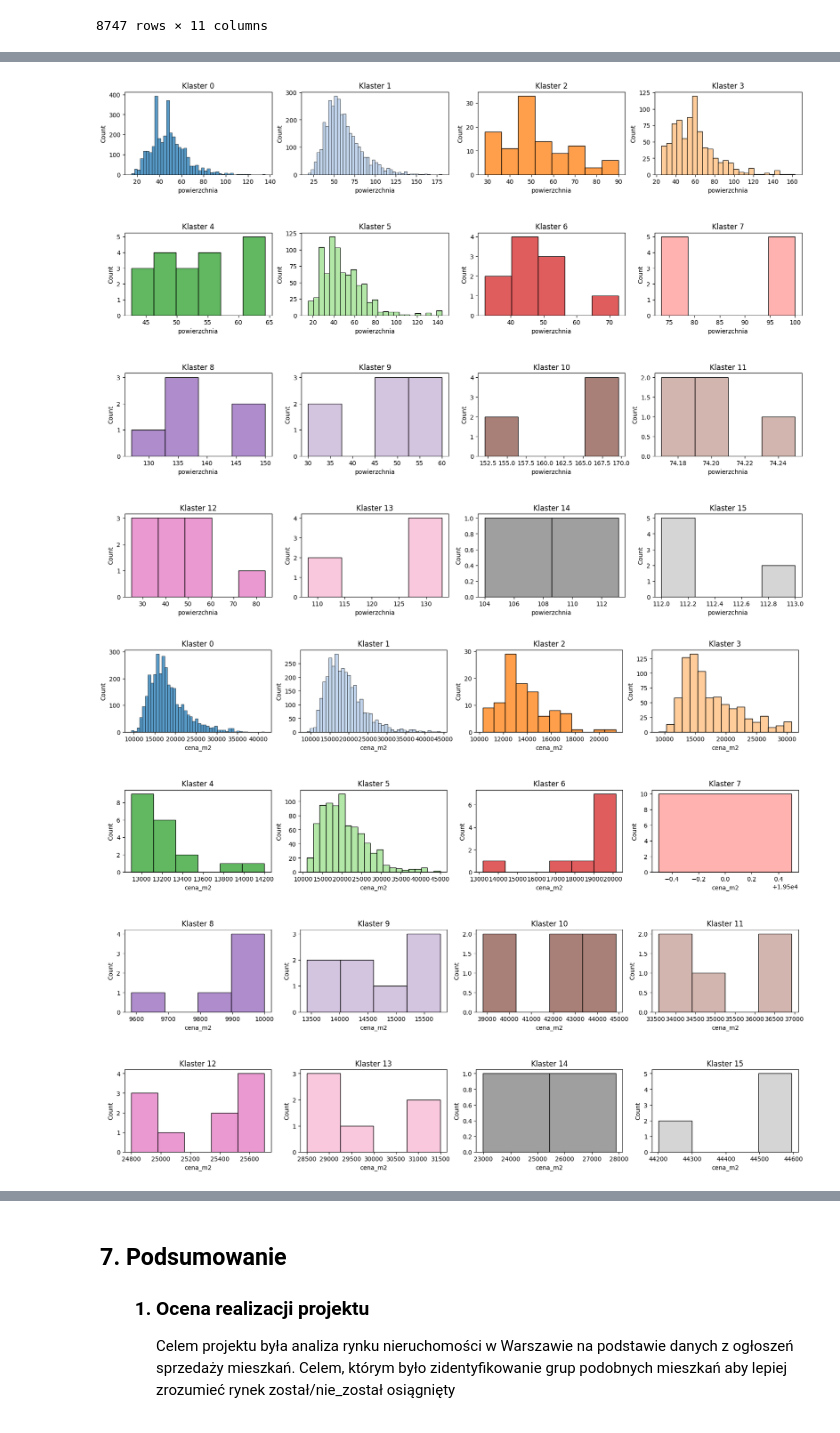
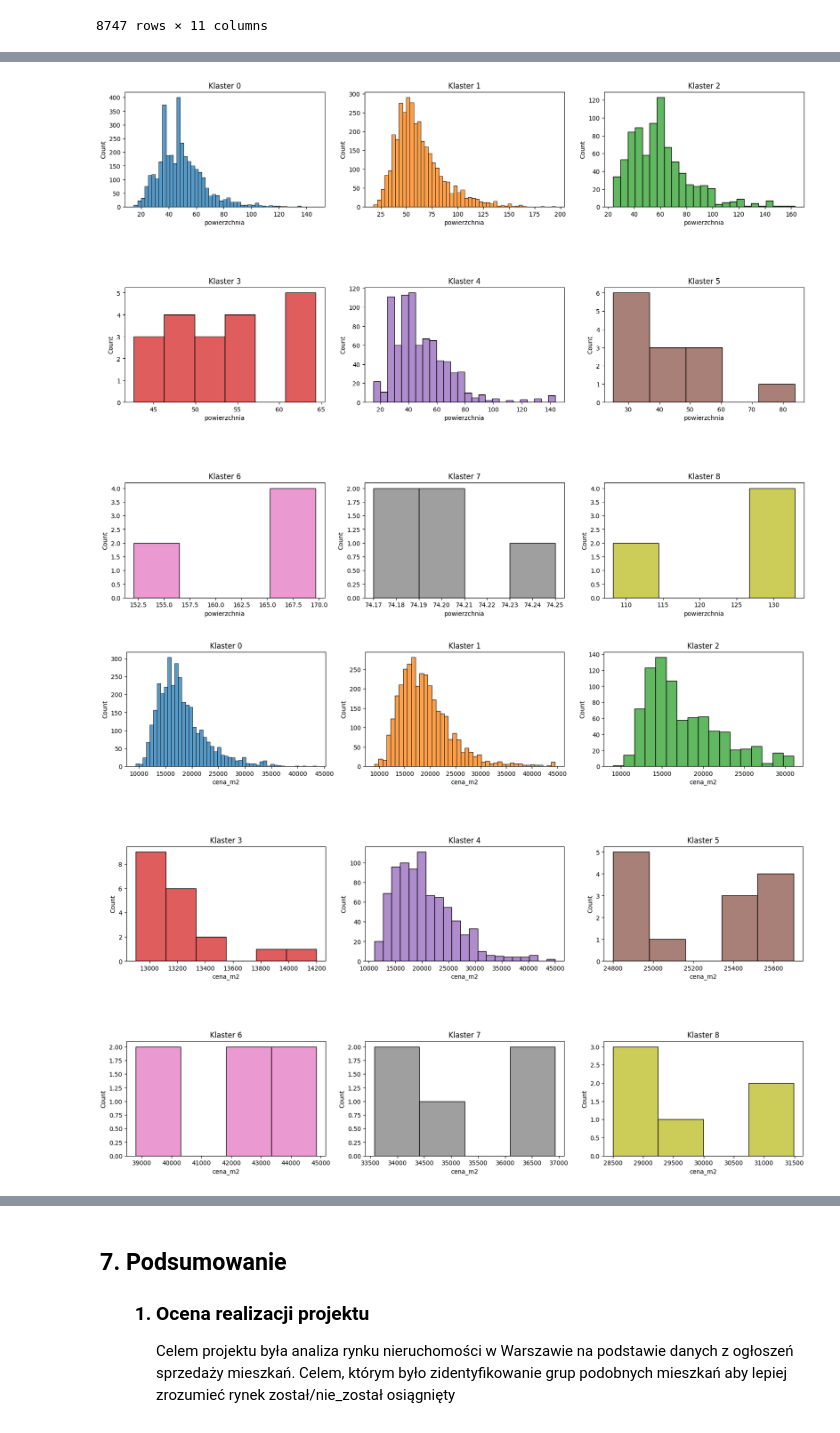
Before and after one commit to ThePhaseless/ProjectMAD, a Jupyter notebook: data_analysis.ipynb, the cells around one changed output, grey strips where cells are left out. Drawn from its saved outputs; the diff is of its cells as text; code cells hidden in the pictures.

```diff
--- a/data_analysis.ipynb
+++ b/data_analysis.ipynb
@@ -727,7 +734,7 @@ mpl.subplots_adjust(hspace=0.7)
 # %%
-fig, axes = mpl.subplots(5, 5, figsize = (20, 15))
+fig, axes = mpl.subplots(3, 5, figsize = (20, 15))
 
-for cluster_num in range(25):
+for cluster_num in range(15):
     posy, posx = cluster_num% 5 , cluster_num // 5
     df_cluster = df[df["Kmeans klaster"] == cluster_num]
     sns.histplot(x=df_cluster["cena_m2"], ax = axes[posx, posy], color = palette[cluster_num])
@@ -739,7 +746,7 @@ mpl.subplots_adjust(hspace=0.7)
 # %%
-fig, axes = mpl.subplots(5, 5, figsize = (20, 15))
+fig, axes = mpl.subplots(3, 5, figsize = (20, 15))
 
-for cluster_num in range(25):
+for cluster_num in range(15):
     posy, posx = cluster_num% 5 , cluster_num // 5
     df_cluster = df[df["Kmeans klaster"] == cluster_num]
     sns.histplot(x=df_cluster["rok_budowy"], ax = axes[posx, posy], color = palette[cluster_num])
@@ -855,7 +872,7 @@ DBscan_df_results.head(10)
 | 8 | 0.12 | 8.0 | 83 | 162.849605 | -0.153200 | 1.181668 | 2770 |
 | 9 | 0.12 | 9.0 | 72 | 169.230716 | -0.177293 | 1.174737 | 3045 |
 # %%
-dbscan_model = DBSCAN(eps=0.19, min_samples= 5)
+dbscan_model = DBSCAN(eps=0.22, min_samples= 5)
 dbscan_model.fit_predict(df_processed)
 # %% [output]
 array([-1, -1,  0, ...,  1,  1,  1], shape=(8747,))
@@ -946,29 +964,29 @@ mpl.show()
 # %%
-fig, axes = mpl.subplots(4, 4, figsize = (20, 15))
-colors= mpl.get_cmap('tab20')
+fig, axes = mpl.subplots(3, 3, figsize = (20, 15))
+colors= mpl.get_cmap('tab10')
 
 
-for cluster_num in range(16): #mamy 15 klastrów
-    posy, posx = cluster_num% 4 , cluster_num // 4
+for cluster_num in range(9): #mamy 9 klastrów
+    posy, posx = cluster_num% 3 , cluster_num // 3
     df_cluster = df[df["DBSCAN klaster"] == cluster_num]
-    sns.histplot(x=df_cluster["powierzchnia"], ax = axes[posx, posy], color = colors(cluster_num / 20))
+    sns.histplot(x=df_cluster["powierzchnia"], ax = axes[posx, posy], color = colors(cluster_num / 10))
     axes[posx, posy].set_title(f"Klaster {cluster_num}")
 
 mpl.subplots_adjust(hspace=0.7)
 # %% [output]
-[figure, old version]
+[figure, new version]
 # %%
-fig, axes = mpl.subplots(4, 4, figsize = (20, 15))
-colors= mpl.get_cmap('tab20')
+fig, axes = mpl.subplots(3, 3, figsize = (20, 15))
+colors= mpl.get_cmap('tab10')
 
 
-for cluster_num in range(16):
-    posy, posx = cluster_num% 4 , cluster_num // 4
+for cluster_num in range(9):
+    posy, posx = cluster_num% 3 , cluster_num // 3
     df_cluster = df[df["DBSCAN klaster"] == cluster_num]
-    sns.histplot(x=df_cluster["cena_m2"], ax = axes[posx, posy], color = colors(cluster_num / 20))
+    sns.histplot(x=df_cluster["cena_m2"], ax = axes[posx, posy], color = colors(cluster_num / 10))
     axes[posx, posy].set_title(f"Klaster {cluster_num}")
 
 mpl.subplots_adjust(hspace=0.7)
 # %% [output]
-[figure, old version]
+[figure, new version]
 # %%
```
Also changed, not shown: parts of 20 cells of this notebook.
